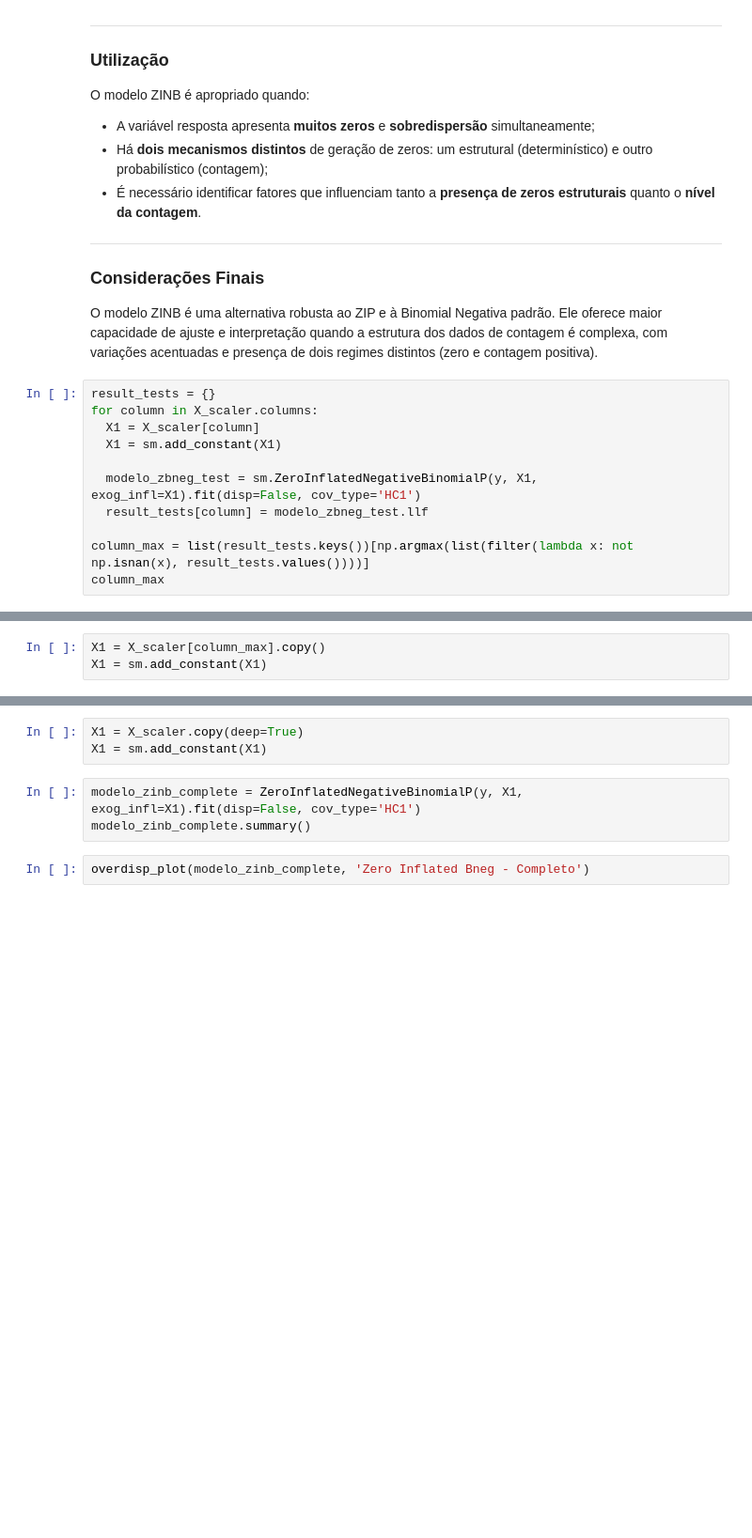
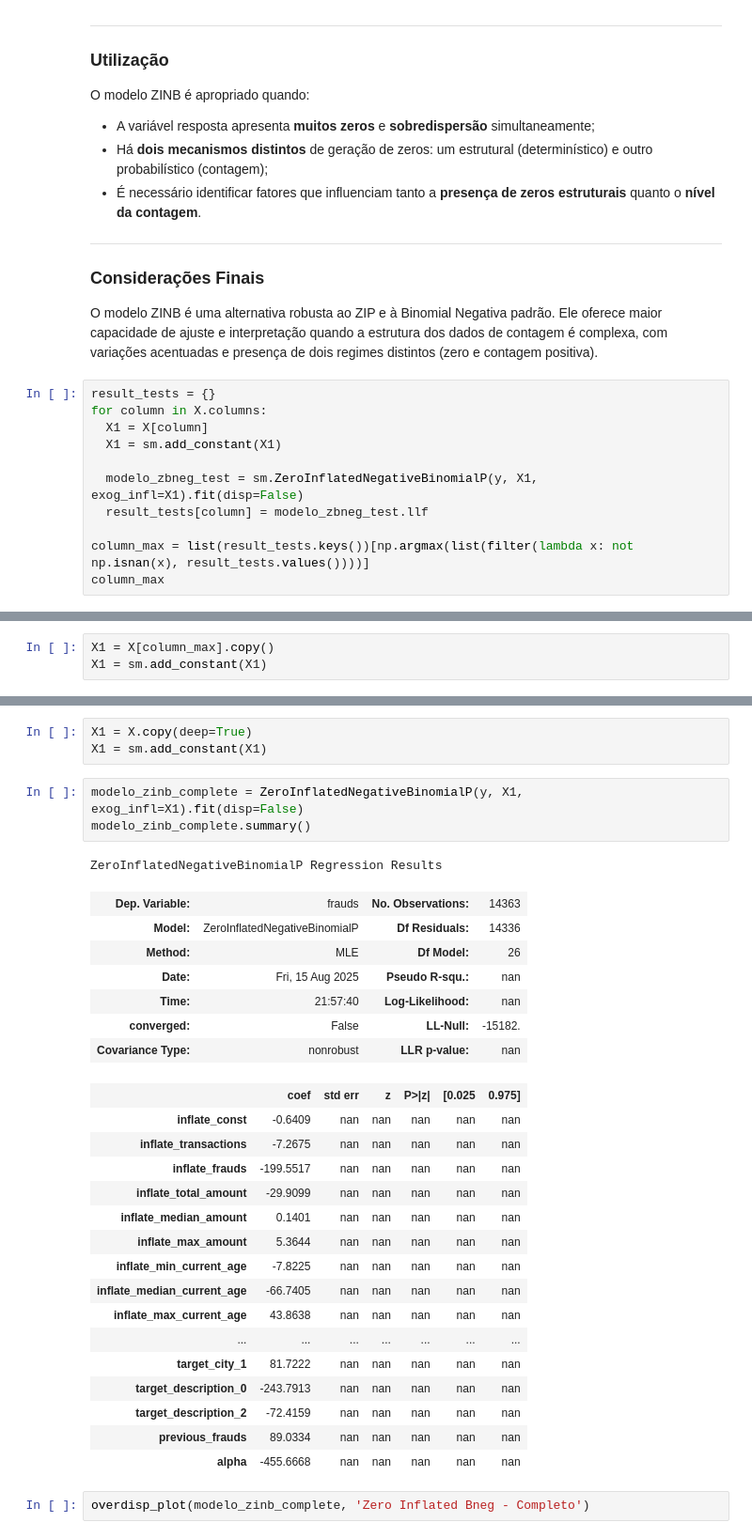
Before and after one commit to Angelicogfa/tcc_mba_datascience_analytics_usp_esalq, a Jupyter notebook: 04-modelagem_preditiva.ipynb, the cells around one changed output, grey strips where cells are left out. Shown at 94% size. Drawn from its saved outputs; the diff is of its cells as text; blank space fills up the shorter version.

```diff
--- a/04-modelagem_preditiva.ipynb
+++ b/04-modelagem_preditiva.ipynb
@@ -3071,11 +2463,11 @@ O modelo ZINB é apropriado quando:
 O modelo ZINB é uma alternativa robusta ao ZIP e à Binomial Negativa padrão. Ele oferece maior capacidade de ajuste e interpretação quando a estrutura dos dados de contagem é complexa, com variações acentuadas e presença de dois regimes distintos (zero e contagem positiva).
 # %%
 result_tests = {}
-for column in X_scaler.columns:
-  X1 = X_scaler[column]
+for column in X.columns:
+  X1 = X[column]
   X1 = sm.add_constant(X1)
 
-  modelo_zbneg_test = sm.ZeroInflatedNegativeBinomialP(y, X1, exog_infl=X1).fit(disp=False, cov_type='HC1')
+  modelo_zbneg_test = sm.ZeroInflatedNegativeBinomialP(y, X1, exog_infl=X1).fit(disp=False)
   result_tests[column] = modelo_zbneg_test.llf
 
 column_max = list(result_tests.keys())[np.argmax(list(filter(lambda x: not np.isnan(x), result_tests.values())))]
@@ -3083,4 +2477,4 @@ column_max
 # %%
-X1 = X_scaler[column_max].copy()
+X1 = X[column_max].copy()
 X1 = sm.add_constant(X1)
 # %%
@@ -3093,9 +2517,34 @@ vuong_test(modelo_binomialneg_simples, modelo_zinb_simples)
 # %%
-X1 = X_scaler.copy(deep=True)
+X1 = X.copy(deep=True)
 X1 = sm.add_constant(X1)
 # %%
-modelo_zinb_complete = ZeroInflatedNegativeBinomialP(y, X1, exog_infl=X1).fit(disp=False, cov_type='HC1')
+modelo_zinb_complete = ZeroInflatedNegativeBinomialP(y, X1, exog_infl=X1).fit(disp=False)
 modelo_zinb_complete.summary()
+# %% [output]
+ZeroInflatedNegativeBinomialP Regression Results
+| Dep. Variable: | frauds | No. Observations: | 14363 |
+| Model: | ZeroInflatedNegativeBinomialP | Df Residuals: | 14336 |
+| Method: | MLE | Df Model: | 26 |
+| Date: | Fri, 15 Aug 2025 | Pseudo R-squ.: | nan |
+| Time: | 21:57:40 | Log-Likelihood: | nan |
+| converged: | False | LL-Null: | -15182. |
+| Covariance Type: | nonrobust | LLR p-value: | nan |
+|  | coef | std err | z | P>|z| | [0.025 | 0.975] |
+| inflate_const | -0.6409 | nan | nan | nan | nan | nan |
+| inflate_transactions | -7.2675 | nan | nan | nan | nan | nan |
+| inflate_frauds | -199.5517 | nan | nan | nan | nan | nan |
+| inflate_total_amount | -29.9099 | nan | nan | nan | nan | nan |
+| inflate_median_amount | 0.1401 | nan | nan | nan | nan | nan |
+| inflate_max_amount | 5.3644 | nan | nan | nan | nan | nan |
+| inflate_min_current_age | -7.8225 | nan | nan | nan | nan | nan |
+| inflate_median_current_age | -66.7405 | nan | nan | nan | nan | nan |
+| inflate_max_current_age | 43.8638 | nan | nan | nan | nan | nan |
+| ... | ... | ... | ... | ... | ... | ... |
+| target_city_1 | 81.7222 | nan | nan | nan | nan | nan |
+| target_description_0 | -243.7913 | nan | nan | nan | nan | nan |
+| target_description_2 | -72.4159 | nan | nan | nan | nan | nan |
+| previous_frauds | 89.0334 | nan | nan | nan | nan | nan |
+| alpha | -455.6668 | nan | nan | nan | nan | nan |
 # %%
 overdisp_plot(modelo_zinb_complete, 'Zero Inflated Bneg - Completo')
 # %%
```
Also changed, not shown: parts of 42 cells of this notebook.
